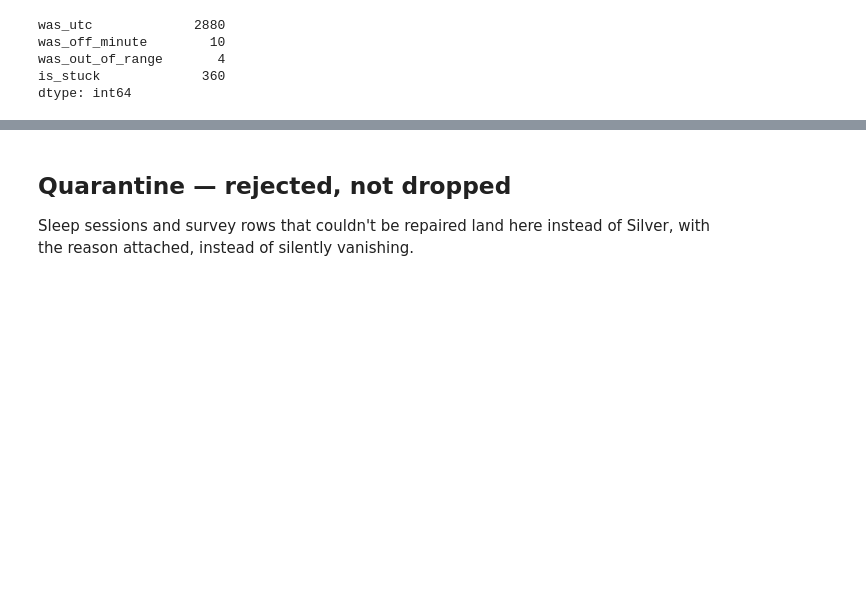
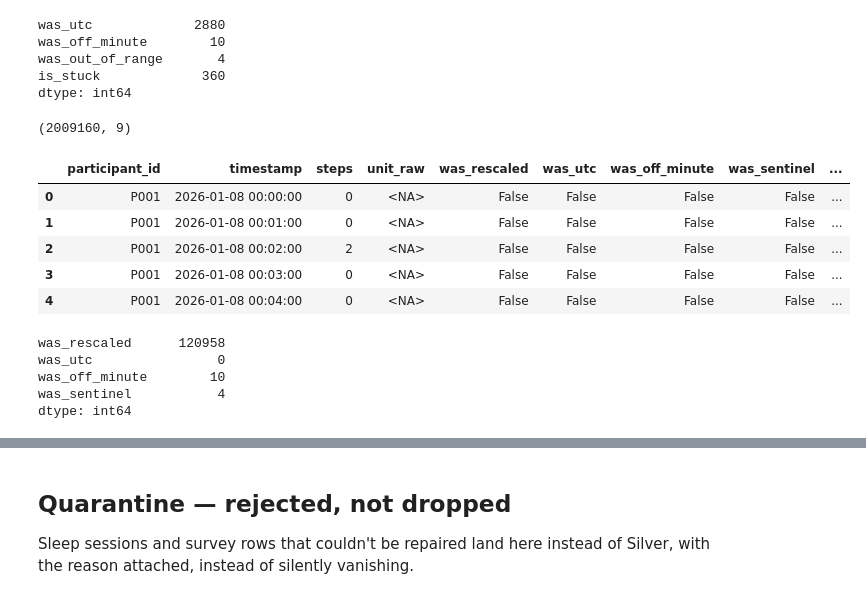
Before and after one commit to diegonaranjo94/loka_test, a Jupyter notebook: poc/notebooks/explore_lake.ipynb, the cells around one changed output, grey strips where cells are left out. Cells and saved outputs as stored; diff of their text form; code cells hidden in the pictures; blank space fills up the shorter version.

```diff
--- a/poc/notebooks/explore_lake.ipynb
+++ b/poc/notebooks/explore_lake.ipynb
@@ -74,3 +102,23 @@ was_off_minute        10
 was_out_of_range       4
 is_stuck             360
 dtype: int64
+# %%
+silver_steps = load_table(C.SILVER, "silver_steps_minute")
+print(silver_steps.shape)
+silver_steps.head()
+# %% [output]
+(2009160, 9)
+|  | participant_id | timestamp | steps | unit_raw | was_rescaled | was_utc | was_off_minute | was_sentinel | ... |
+| 0 | P001 | 2026-01-08 00:00:00 | 0 | <NA> | False | False | False | False | ... |
+| 1 | P001 | 2026-01-08 00:01:00 | 0 | <NA> | False | False | False | False | ... |
+| 2 | P001 | 2026-01-08 00:02:00 | 2 | <NA> | False | False | False | False | ... |
+| 3 | P001 | 2026-01-08 00:03:00 | 0 | <NA> | False | False | False | False | ... |
+| 4 | P001 | 2026-01-08 00:04:00 | 0 | <NA> | False | False | False | False | ... |
+# %%
+silver_steps[['was_rescaled', 'was_utc', 'was_off_minute', 'was_sentinel']].sum()
+# %% [output]
+was_rescaled      120958
+was_utc                0
+was_off_minute        10
+was_sentinel           4
+dtype: int64
```
Also changed, not shown: parts of 12 cells of this notebook, 5 other files.
